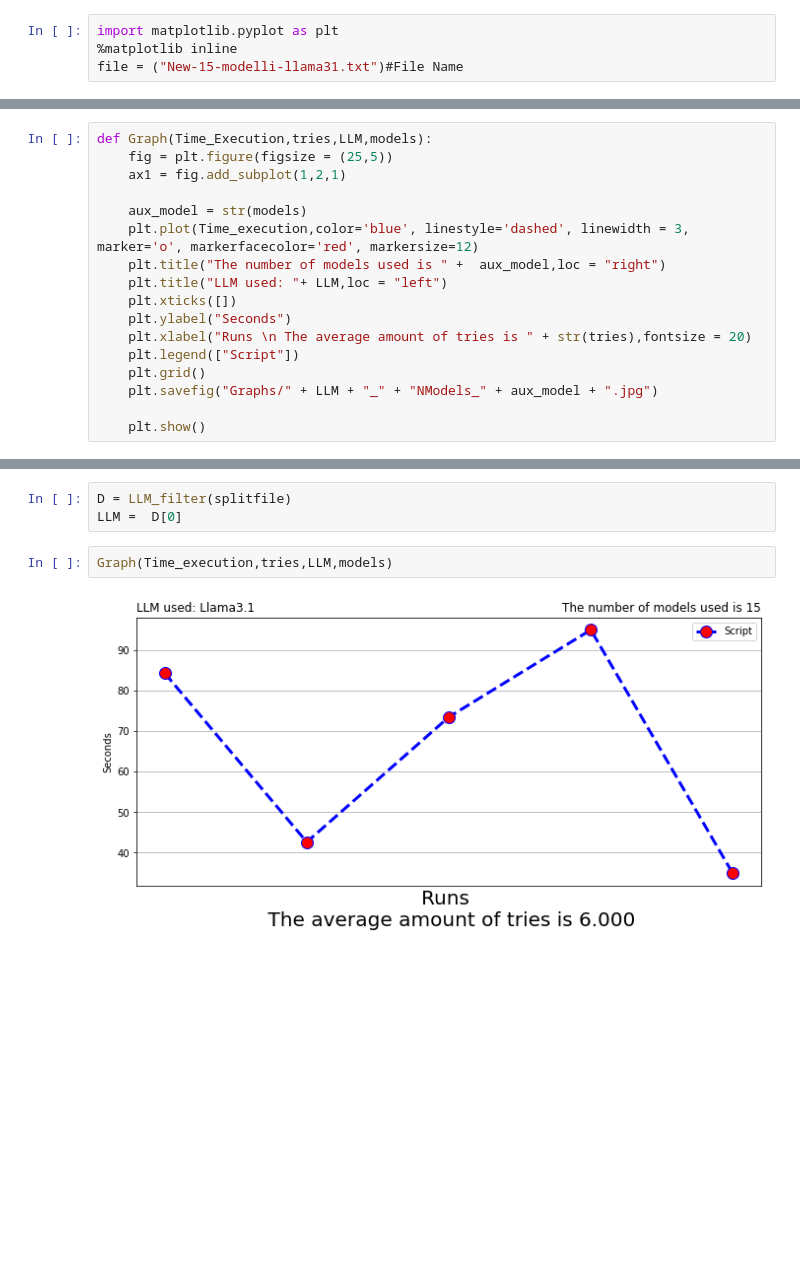
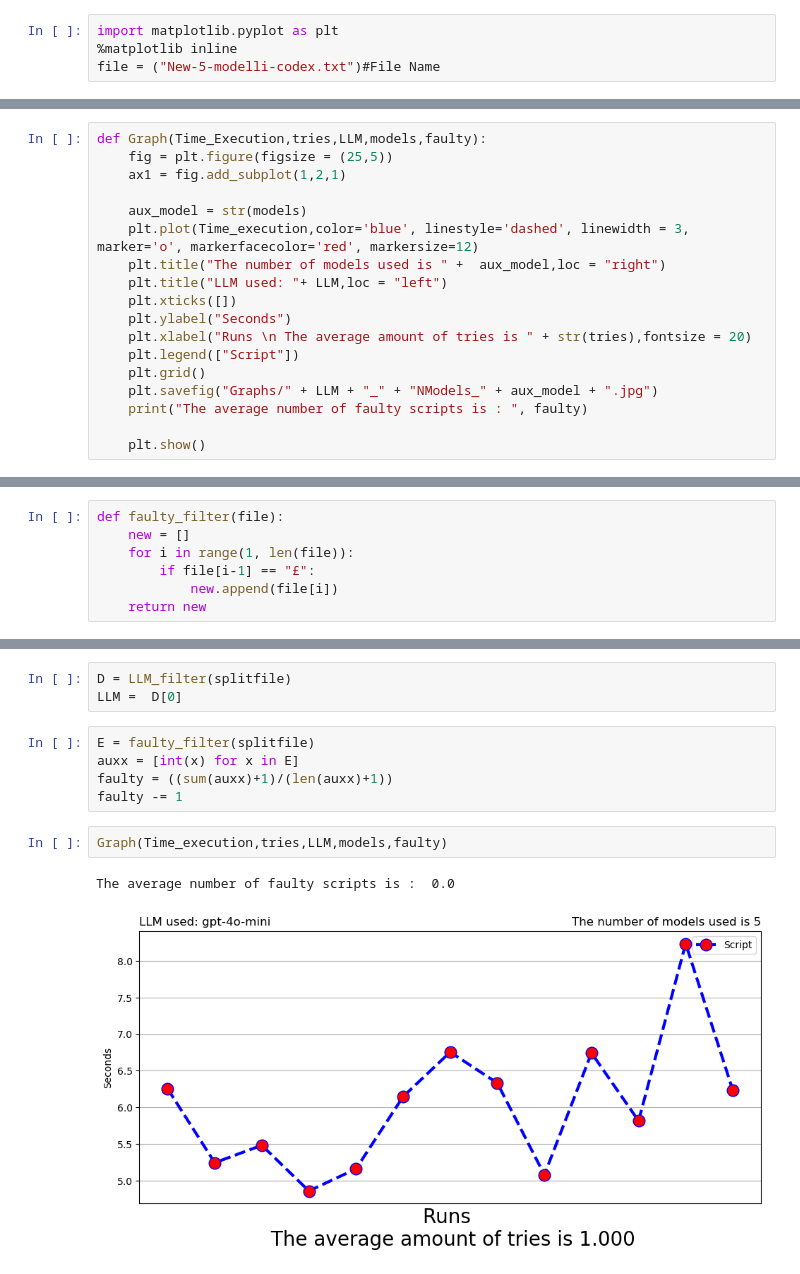
Before and after one commit to Riz97/Virtual-Reality-Customizable-Environments-, a Jupyter notebook: Testing/Graph_Maker.ipynb, the cells around one changed output, grey strips where cells are left out. Drawn from its saved outputs; the diff is of its cells as text; blank space fills up the shorter version.

```diff
--- a/Testing/Graph_Maker.ipynb
+++ b/Testing/Graph_Maker.ipynb
@@ -5,11 +5,11 @@ All the information are taken from the text file generated which is located in t
 # %%
 import matplotlib.pyplot as plt
 %matplotlib inline
-file = ("New-15-modelli-llama31.txt")#File Name
+file = ("New-5-modelli-codex.txt")#File Name
 # %% [markdown]
 # Graph Testing Creation
 # %%
-def Graph(Time_Execution,tries,LLM,models):
+def Graph(Time_Execution,tries,LLM,models,faulty):
     fig = plt.figure(figsize = (25,5))
     ax1 = fig.add_subplot(1,2,1)
 
@@ -23,6 +23,7 @@ def Graph(Time_Execution,tries,LLM,models):
     plt.legend(["Script"])
     plt.grid()
     plt.savefig("Graphs/" + LLM + "_" + "NModels_" + aux_model + ".jpg")
+    print("The average number of faulty scripts is : ", faulty)
 
     plt.show()
 # %% [markdown]
@@ -55,3 +58,10 @@ def models_filter(file):
+# %%
+def faulty_filter(file):
+    new = []
+    for i in range(1, len(file)):
+        if file[i-1] == "£":
+            new.append(file[i])
+    return new
 # %% [markdown]
 ## Extraction of the Large Language Model used for the script generation
 # %%
@@ -81,7 +91,13 @@ models = int(sum(aux)/len(aux))
 # %%
 D = LLM_filter(splitfile)
 LLM =  D[0]
+# %%
+E = faulty_filter(splitfile)
+auxx = [int(x) for x in E]
+faulty = ((sum(auxx)+1)/(len(auxx)+1))
+faulty -= 1
 # %%
-Graph(Time_execution,tries,LLM,models)
+Graph(Time_execution,tries,LLM,models,faulty)
 # %% [output]
+The average number of faulty scripts is :  0.0
-[figure, old version]
+[figure, new version]
```
Also changed, not shown: parts of 1 cell of this notebook, 13 other files.
